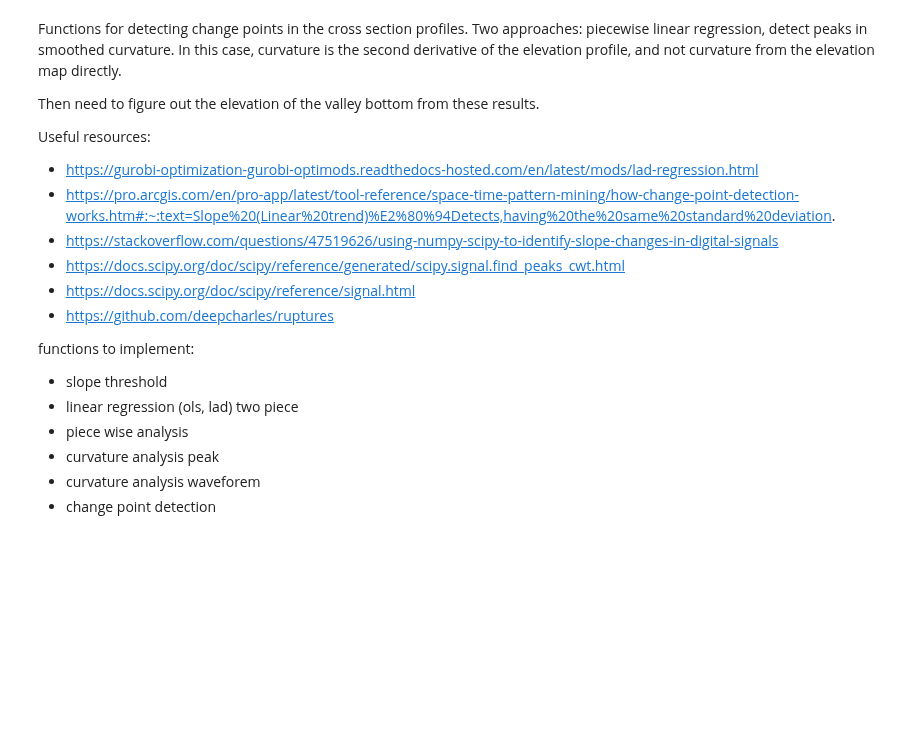
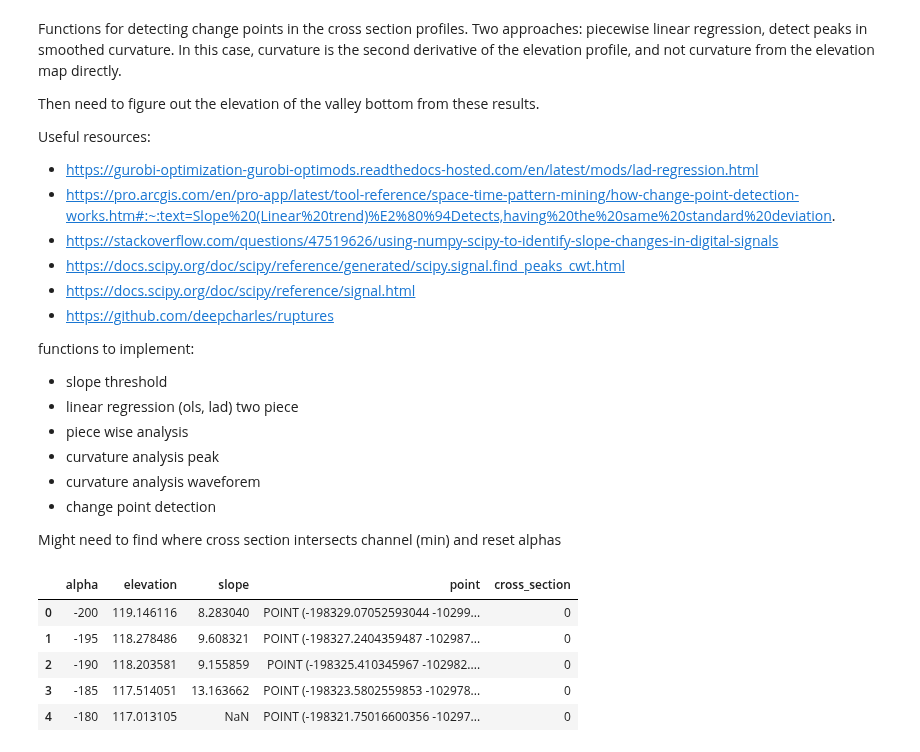
Before and after one commit to avkoehl/valleys, a Jupyter notebook: notebooks/signal_processing.ipynb, the cells around one changed output. Drawn from its saved outputs; the diff is of its cells as text; code cells hidden in the pictures; blank space fills up the shorter version.

```diff
--- a/notebooks/signal_processing.ipynb
+++ b/notebooks/signal_processing.ipynb
@@ -22,3 +22,5 @@ functions to implement:
 - curvature analysis peak
 - curvature analysis waveforem
 - change point detection
+
+Might need to find where cross section intersects channel (min) and reset alphas
@@ -25,2 +51,13 @@ functions to implement:
 # %%
 # load example signals (elevation and slope profiles)
+points  = pd.read_csv("../toy_data/11_cross_sections.csv", index_col=0)
+points = points.loc[np.isfinite(points['elevation'])]
+points= points.drop_duplicates()
+points.head()
+# %% [output]
+|  | alpha | elevation | slope | point | cross_section |
+| 0 | -200 | 119.146116 | 8.283040 | POINT (-198329.07052593044 -10299... | 0 |
+| 1 | -195 | 118.278486 | 9.608321 | POINT (-198327.2404359487 -102987... | 0 |
+| 2 | -190 | 118.203581 | 9.155859 | POINT (-198325.410345967 -102982.... | 0 |
+| 3 | -185 | 117.514051 | 13.163662 | POINT (-198323.5802559853 -102978... | 0 |
+| 4 | -180 | 117.013105 | NaN | POINT (-198321.75016600356 -10297... | 0 |
```
Also changed, not shown: parts of 6 cells of this notebook, 2 other files.
